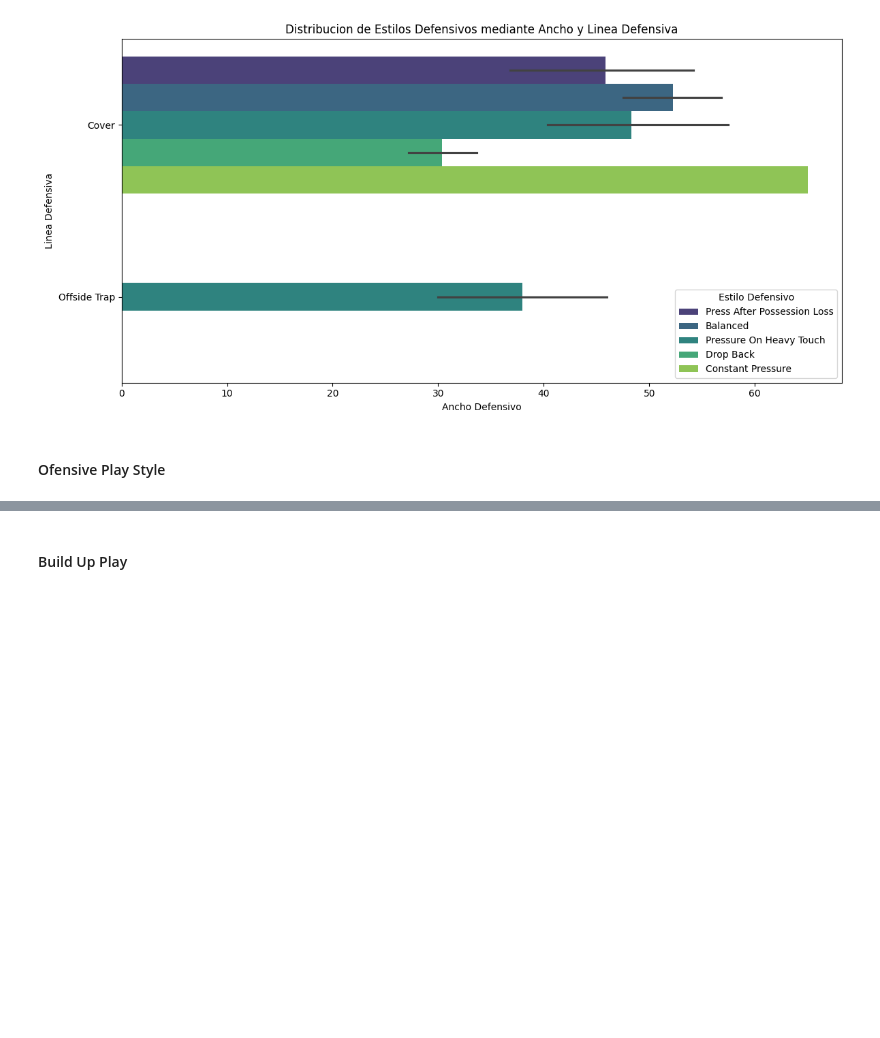
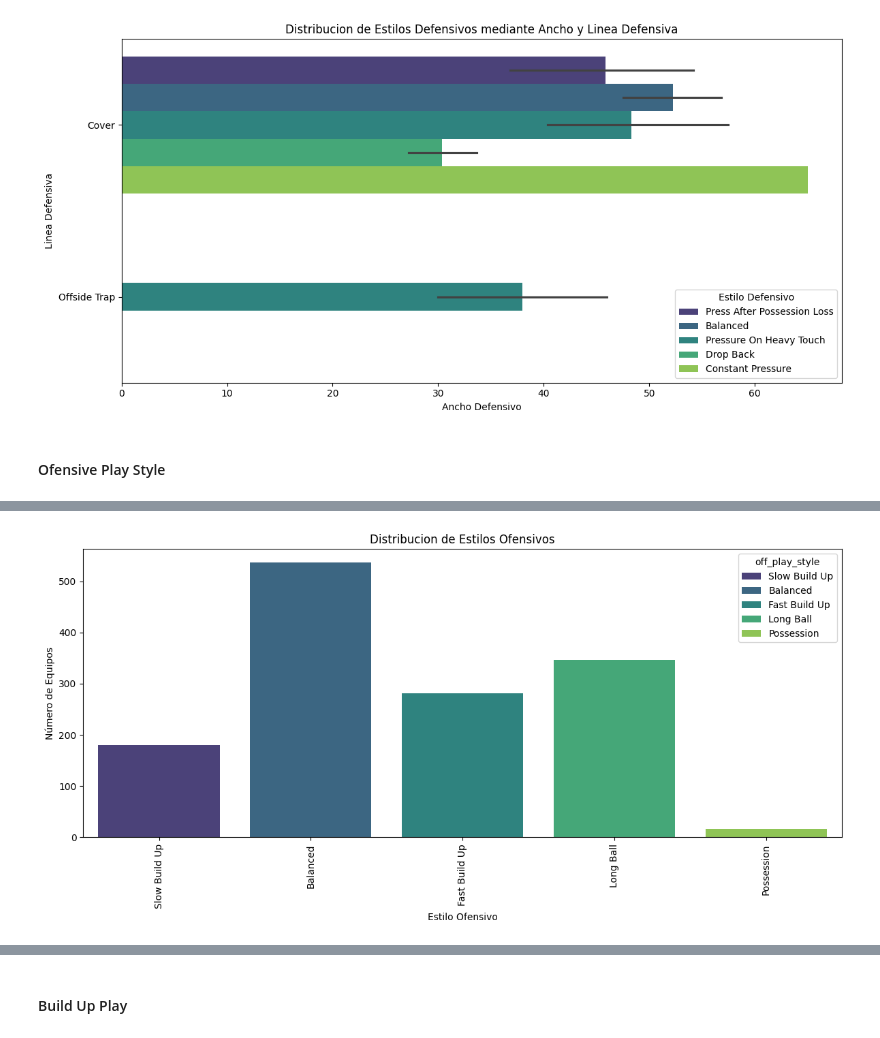
Before and after one commit to Tomaslopera/Fifa_Analysis, a Jupyter notebook: fifa23_analysis.ipynb, the cells around one changed output, grey strips where cells are left out. Drawn from its saved outputs; the diff is of its cells as text; code cells hidden in the pictures; blank space fills up the shorter version.

Commit message:
Off Play Style

```diff
--- a/fifa23_analysis.ipynb
+++ b/fifa23_analysis.ipynb
@@ -403,0 +477,4 @@ plt.show()
+# %%
+# Se crea una nueva columna 'off_play_style' que combine los estilos de juego ofensivo
+df_teams['off_play_style'] = df_teams['off_style'].combine_first(df_teams['off_build_up_play']).combine_first(df_teams['off_chance_creation'])
+df_teams['off_play_style'].value_counts()
@@ -403,0 +489,11 @@ plt.show()
+# %%
+plt.figure(figsize=(12, 6))
+sns.countplot(data=df_teams, x='off_play_style', palette='viridis', hue='off_play_style')
+plt.title('Distribucion de Estilos Ofensivos')
+plt.xlabel('Estilo Ofensivo')
+plt.ylabel('Número de Equipos')
+plt.xticks(rotation=90)
+plt.tight_layout()
+plt.show()
+# %% [output]
+[figure, added]
```
Also changed, not shown: parts of 11 cells of this notebook.
